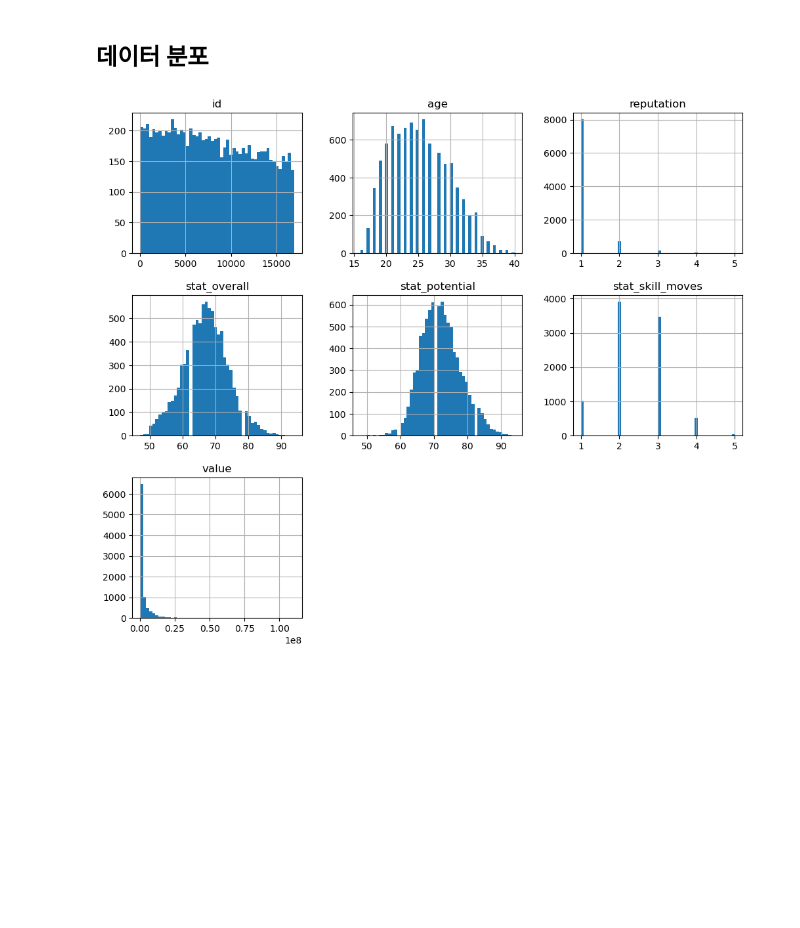
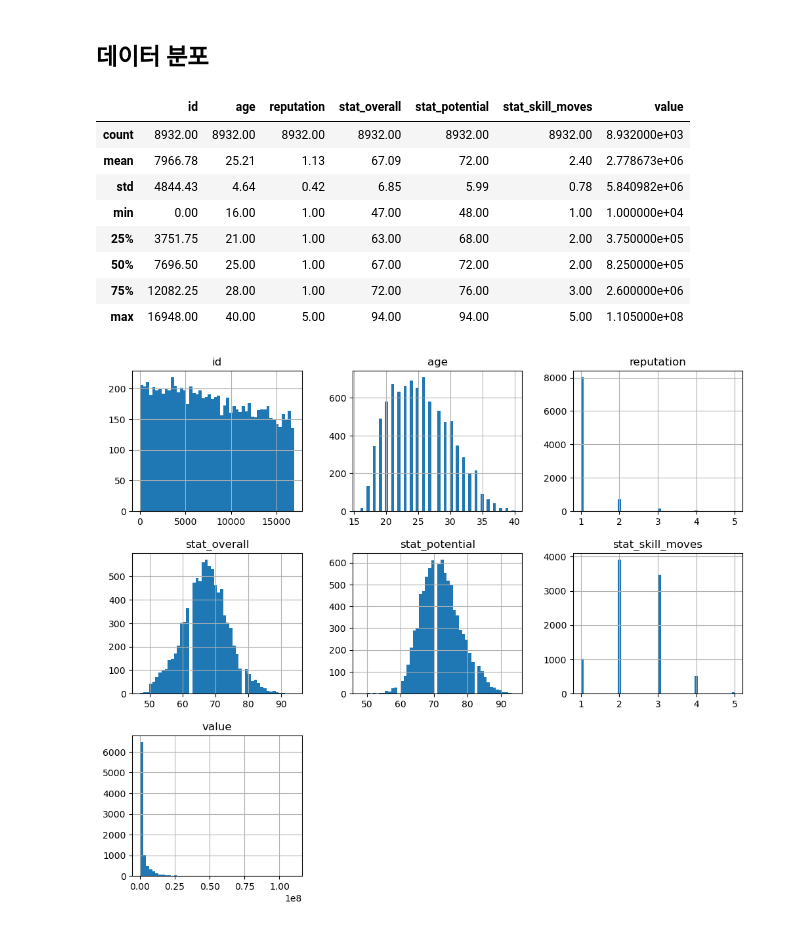
Before and after one commit to wumusill/AI_School, a Jupyter notebook: ID/week4/FIFA.ipynb, the cells around one changed output. Cells and saved outputs as stored; diff of their text form; code cells hidden in the pictures; blank space fills up the shorter version.

```diff
--- a/ID/week4/FIFA.ipynb
+++ b/ID/week4/FIFA.ipynb
@@ -78,6 +78,18 @@ dtypes: float64(2), int64(4), object(5)
 memory usage: 329.1+ KB
 # %% [markdown]
 ## 데이터 분포
+# %%
+train.describe().round(2)
+# %% [output]
+|  | id | age | reputation | stat_overall | stat_potential | stat_skill_moves | value |
+| count | 8932.00 | 8932.00 | 8932.00 | 8932.00 | 8932.00 | 8932.00 | 8.932000e+03 |
+| mean | 7966.78 | 25.21 | 1.13 | 67.09 | 72.00 | 2.40 | 2.778673e+06 |
+| std | 4844.43 | 4.64 | 0.42 | 6.85 | 5.99 | 0.78 | 5.840982e+06 |
+| min | 0.00 | 16.00 | 1.00 | 47.00 | 48.00 | 1.00 | 1.000000e+04 |
+| 25% | 3751.75 | 21.00 | 1.00 | 63.00 | 68.00 | 2.00 | 3.750000e+05 |
+| 50% | 7696.50 | 25.00 | 1.00 | 67.00 | 72.00 | 2.00 | 8.250000e+05 |
+| 75% | 12082.25 | 28.00 | 1.00 | 72.00 | 76.00 | 3.00 | 2.600000e+06 |
+| max | 16948.00 | 40.00 | 5.00 | 94.00 | 94.00 | 5.00 | 1.105000e+08 |
 # %%
 train.hist(figsize=(12, 10), bins=50);
 # %% [output]
```
Also changed, not shown: parts of 8 cells of this notebook, 4 other files.
